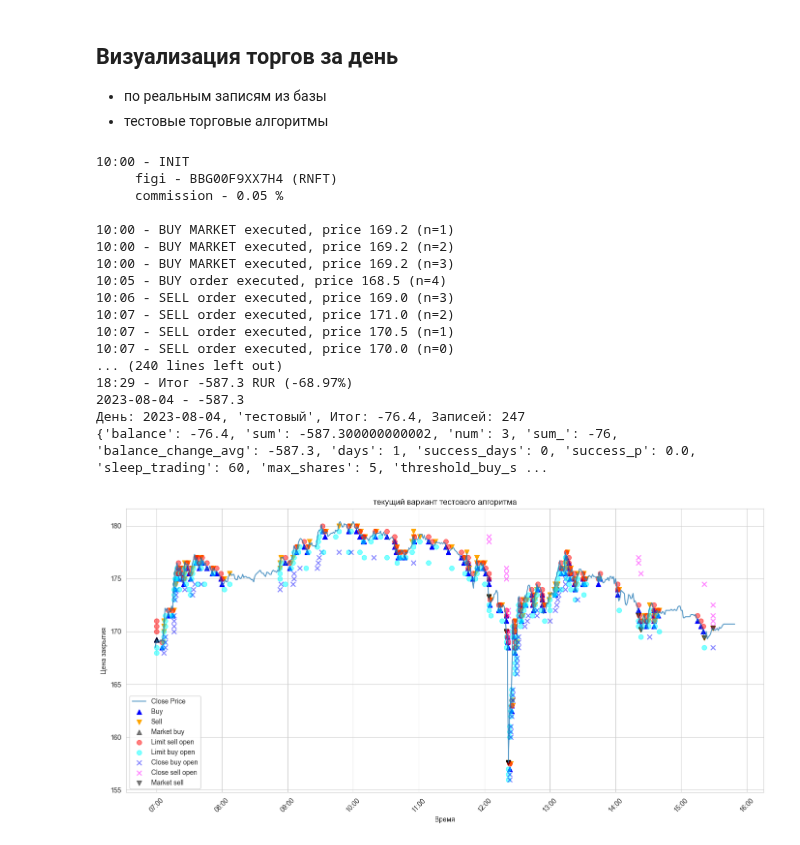
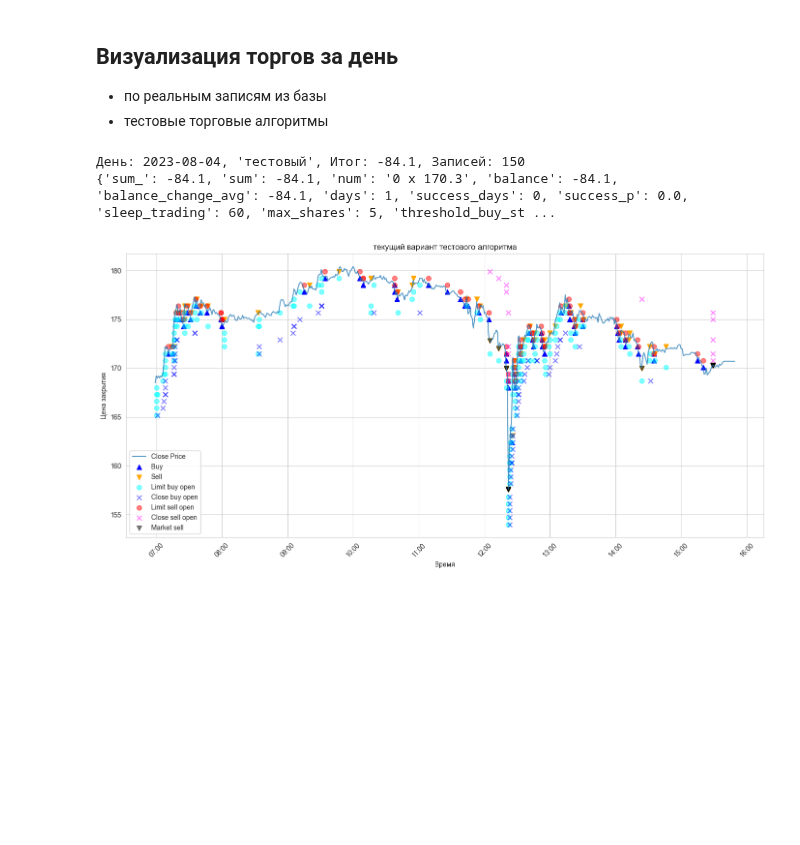
Before and after one commit to sapozhkov/fin, a Jupyter notebook: t_day_vis.ipynb, the cells around one changed output. Cells and saved outputs as stored; diff of their text form; code cells hidden in the pictures; blank space fills up the shorter version.

```diff
--- a/t_day_vis.ipynb
+++ b/t_day_vis.ipynb
@@ -59,55 +59,40 @@ def show_test_alg(date_):
 
         shares_count=0,
         max_shares=5,
-        base_shares=3,
-        step_size=.5,
-        step_cnt=3,
-        threshold_buy_steps=5,
-        threshold_sell_steps=10,
+        base_shares=0,
+        step_size=.7,
+        step_cnt=4,
+        threshold_buy_steps=8,
+        threshold_sell_steps=5,
 
         sleep_trading=1 * 60,
     )
 
     print(f"День: {date_}, 'тестовый', Итог: {result['balance']}, Записей: {result['operations_cnt']}")
     print(result)
 
     viz.draw(
         date_,
         test_alg.accounting_helper.get_deals(),
         test_alg.accounting_helper.get_orders(),
         'текущий вариант тестового алгоритма'
     )
 
 results = historical_trade.get_daily_totals(date, alg_name)
 
 for obj in results:
     print(f"День: {obj.date}, {obj.alg_name}, "
           f"{'Итог' if obj.is_closed else 'Подытог'}: {obj.total}, "
           f"Записей: {obj.cnt}")
     viz.draw(
         obj.date,
         historical_trade.get_deals(obj.date, obj.alg_name),
         [],
         obj.alg_name
     )
 
 show_test_alg(date)
 # %% [output]
-10:00 - INIT
-     figi - BBG00F9XX7H4 (RNFT)
-     commission - 0.05 %
-
-10:00 - BUY MARKET executed, price 169.2 (n=1)
-10:00 - BUY MARKET executed, price 169.2 (n=2)
-10:00 - BUY MARKET executed, price 169.2 (n=3)
-10:05 - BUY order executed, price 168.5 (n=4)
-10:06 - SELL order executed, price 169.0 (n=3)
-10:07 - SELL order executed, price 171.0 (n=2)
-10:07 - SELL order executed, price 170.5 (n=1)
-10:07 - SELL order executed, price 170.0 (n=0)
-... (240 lines left out)
-18:29 - Итог -587.3 RUR (-68.97%)
-2023-08-04 - -587.3
-День: 2023-08-04, 'тестовый', Итог: -76.4, Записей: 247
-{'balance': -76.4, 'sum': -587.300000000002, 'num': 3, 'sum_': -76, 'balance_change_avg': -587.3, 'days': 1, 'success_days': 0, 'success_p': 0.0, 'sleep_trading': 60, 'max_shares': 5, 'threshold_buy_s ...
+День: 2023-08-04, 'тестовый', Итог: -84.1, Записей: 150
+{'sum_': -84.1, 'sum': -84.1, 'num': '0 x 170.3', 'balance': -84.1, 'balance_change_avg': -84.1, 'days': 1, 'success_days': 0, 'success_p': 0.0, 'sleep_trading': 60, 'max_shares': 5, 'threshold_buy_st ...
-[figure, old version]
+[figure, new version]
```
Also changed, not shown: 4 other files.
